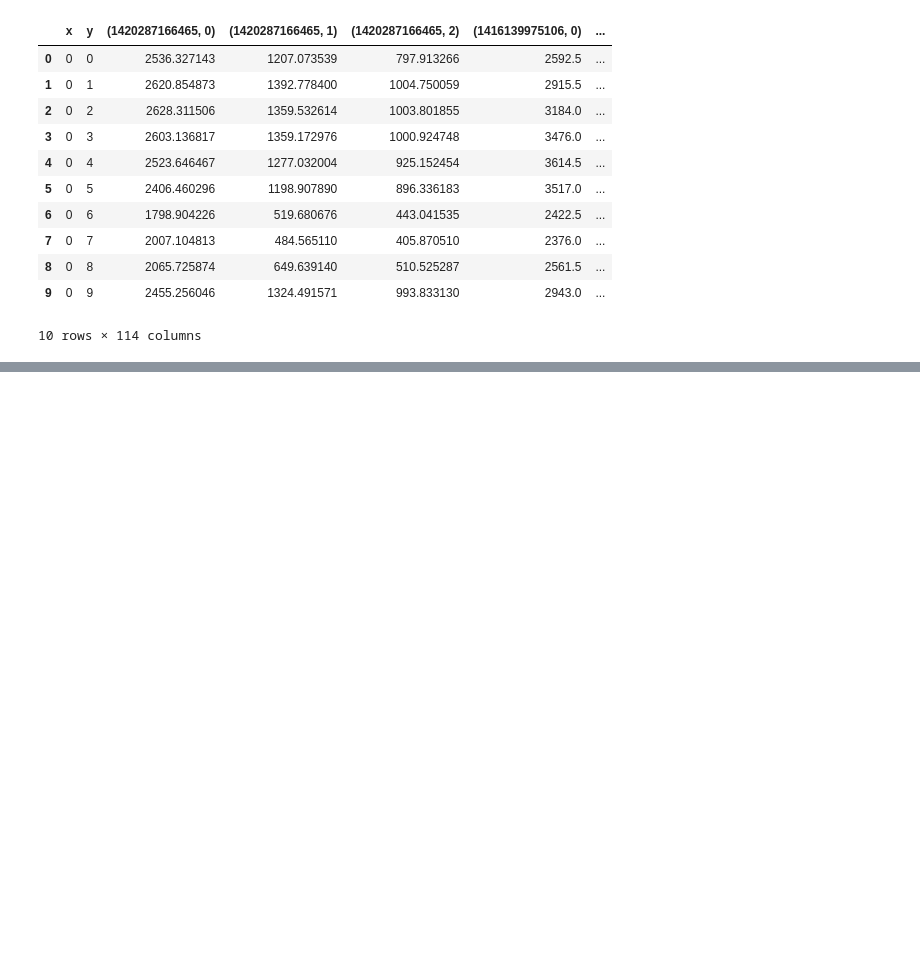
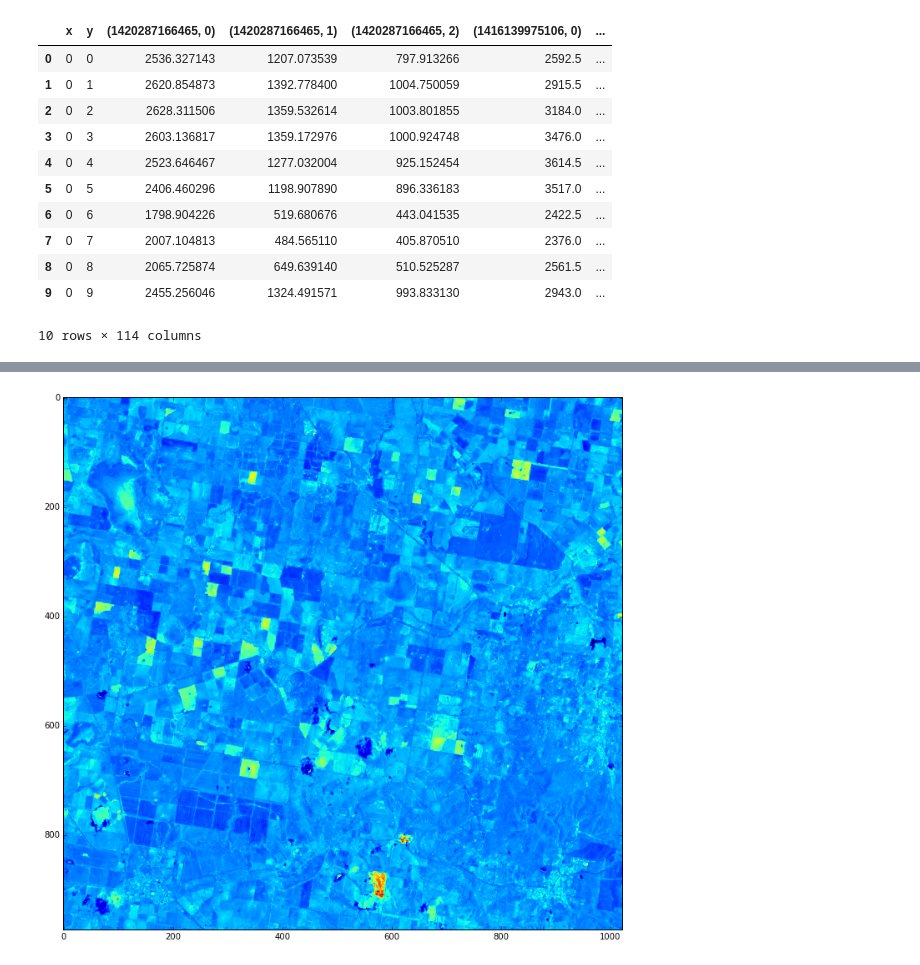
Before and after one commit to HKCaesar/EarthEngineDataProcessing, a Jupyter notebook: alternative.ipynb, the cells around one changed output, grey strips where cells are left out. Saved outputs shown, nothing was run; the diff lists cells and outputs as text; code cells hidden in the pictures; blank space fills up the shorter version.

```diff
--- a/alternative.ipynb
+++ b/alternative.ipynb
@@ -264,0 +321,9 @@ train_labelled.head(10)
+# %%
+for p in midpoints:
+    clear_output()
+    plt.figure(figsize=(12, 12))
+    plt.imshow(fitted_images[p][0, :, :])
+    plt.show()
+    time.sleep(0.5)
+# %% [output]
+[figure, added]
```
Also changed, not shown: parts of 22 cells of this notebook, 1 other file.
